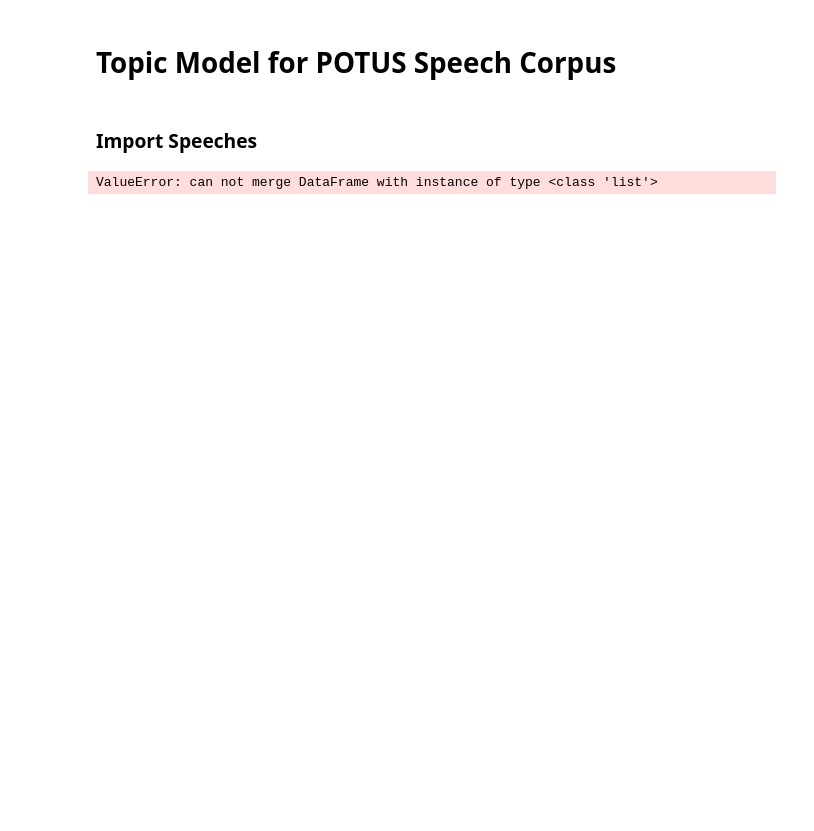
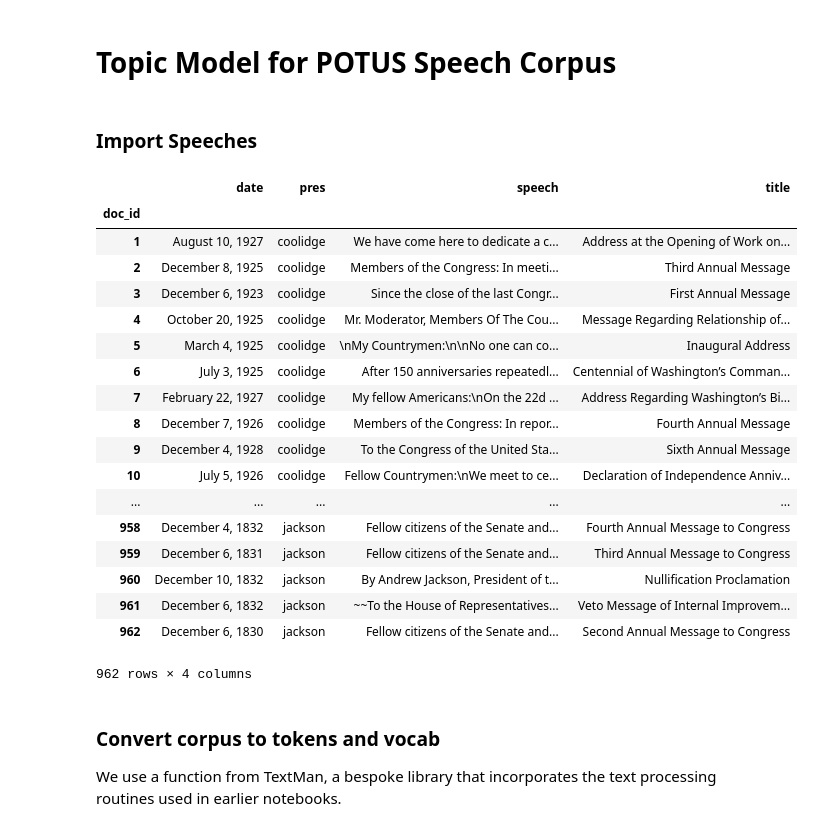
Before and after one commit to li-william/POTUS-speech-analysis, a Jupyter notebook: Topic_Model.ipynb, the cells around one changed output. Saved outputs shown, nothing was run; the diff lists cells and outputs as text; code cells hidden in the pictures; blank space fills up the shorter version.

```diff
--- a/Topic_Model.ipynb
+++ b/Topic_Model.ipynb
@@ -17,22 +18,43 @@ docs = pd.DataFrame(columns=COLUMNS)
 # %%
 import os
 import re
 _id = 1
 for filename in os.listdir('./speeches'):
     for speech in os.listdir('./speeches/' + filename):
         temp = open('./speeches/' + filename + '/' + speech, 'r', encoding='utf-8').readlines()
         obj = {}
         obj['doc_id'] = _id
         date = re.findall('"([^"]*)"', temp[1])
         obj['date'] = date[0] if len(date) > 0 else None
         obj['pres'] = filename
         obj['title'] = re.findall('"([^"]*)"', temp[0])[0]
         obj['speech']= "".join(temp[2:])
 
         obj = pd.DataFrame(obj, index=[0])
-        docs.merge([docs,obj])
+        docs = docs.append(obj, ignore_index=True)
         _id += 1
-
+docs = docs.set_index("doc_id")
 docs
 # %% [output]
+|  | date | pres | speech | title |
+| doc_id |  |  |  |  |
+| 1 | August 10, 1927 | coolidge | We have come here to dedicate a c... | Address at the Opening of Work on... |
+| 2 | December 8, 1925 | coolidge | Members of the Congress: In meeti... | Third Annual Message |
+| 3 | December 6, 1923 | coolidge | Since the close of the last Congr... | First Annual Message |
+| 4 | October 20, 1925 | coolidge | Mr. Moderator, Members Of The Cou... | Message Regarding Relationship of... |
+| 5 | March 4, 1925 | coolidge | \nMy Countrymen:\n\nNo one can co... | Inaugural Address |
+| 6 | July 3, 1925 | coolidge | After 150 anniversaries repeatedl... | Centennial of Washington’s Comman... |
+| 7 | February 22, 1927 | coolidge | My fellow Americans:\nOn the 22d ... | Address Regarding Washington’s Bi... |
+| 8 | December 7, 1926 | coolidge | Members of the Congress: In repor... | Fourth Annual Message |
+| 9 | December 4, 1928 | coolidge | To the Congress of the United Sta... | Sixth Annual Message |
+| 10 | July 5, 1926 | coolidge | Fellow Countrymen:\nWe meet to ce... | Declaration of Independence Anniv... |
+| ... | ... | ... | ... | ... |
+| 958 | December 4, 1832 | jackson | Fellow citizens of the Senate and... | Fourth Annual Message to Congress |
+| 959 | December 6, 1831 | jackson | Fellow citizens of the Senate and... | Third Annual Message to Congress |
+| 960 | December 10, 1832 | jackson | By Andrew Jackson, President of t... | Nullification Proclamation |
+| 961 | December 6, 1832 | jackson | ~~To the House of Representatives... | Veto Message of Internal Improvem... |
+| 962 | December 6, 1830 | jackson | Fellow citizens of the Senate and... | Second Annual Message to Congress |
-ValueError: can not merge DataFrame with instance of type <class 'list'>
+962 rows × 4 columns
+# %% [markdown]
+### Convert corpus to tokens and vocab
+We use a function from TextMan, a bespoke library that incorporates the text processing routines used in earlier notebooks.
```
Also changed, not shown: parts of 12 cells of this notebook, 1 other file.
